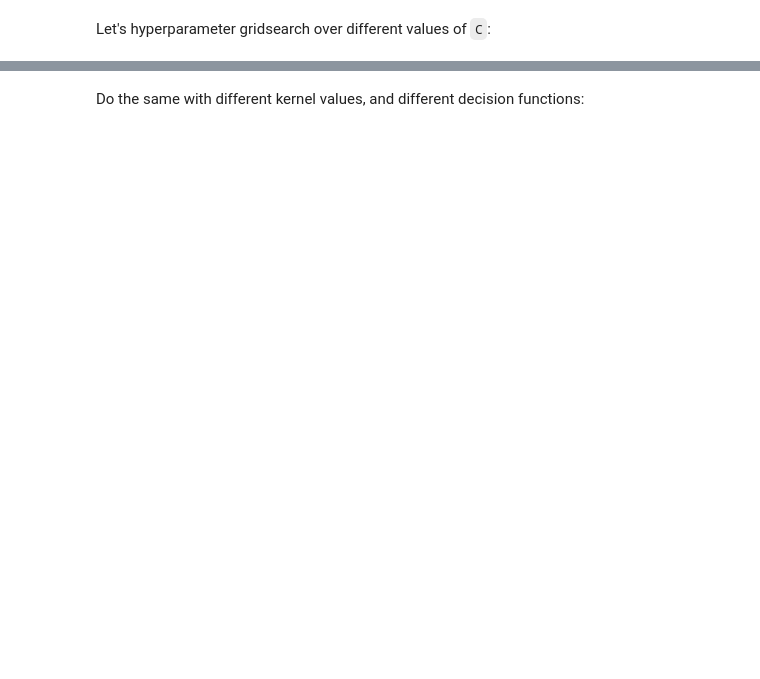
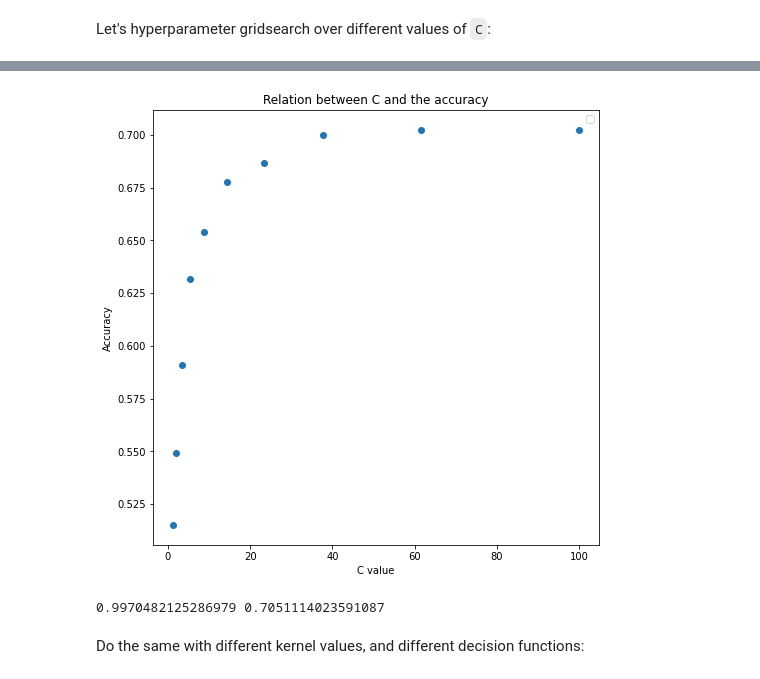
Before and after one commit to hanzopgp/MasterArtificialIntelligencePTs, a Jupyter notebook: S3/RDFIA/TME/TME1/1_c_SVM.ipynb, the cells around one changed output, grey strips where cells are left out. Drawn from its saved outputs; the diff is of its cells as text; code cells hidden in the pictures; blank space fills up the shorter version.

```diff
--- a/S3/RDFIA/TME/TME1/1_c_SVM.ipynb
+++ b/S3/RDFIA/TME/TME1/1_c_SVM.ipynb
@@ -32,2 +61,4 @@ Split the dataset into a train & test set:
+# %%
+X_train, X_test, y_train, y_test = train_test_split(X, y, train_size=0.85)
 # %% [markdown]
 Then a validation set from the train set:
@@ -35,0 +65,8 @@ Then a validation set from the train set:
+# %%
+skf = StratifiedKFold(n_splits=5)
+for train, valid in skf.split(X_train, y_train):
+  X_train = X[train]
+  y_train = y[train]
+  X_valid = X[valid]
+  y_valid = y[valid]
+  break
@@ -36,17 +77,19 @@ Then a validation set from the train set:
 # %% [markdown]
 Let's hyperparameter gridsearch over different values of `C`:
 # %%
-C_values = [#TODO]
+C_values = np.logspace(0.1, 2, num=10)
 accuracies = []
 
 for c in C_values:
   print(f'Training SVM with C={c}')
-  #TODO
+
+  clf = SVC(C=c)
 
   # Fit on sub-train set
-  # TODO
+  clf.fit(X_train, y_train)
 
   # Evaluate on val set
-  # TODO
+  acc = clf.score(X_valid, y_valid)
+  accuracies.append(acc)
 
   print(f'--> accuracy = {acc}')
@@ -56,0 +117,10 @@ for c in C_values:
+# %%
+# TODO plot the relation between `c` and the accuracy
+plt.figure(figsize=(8,8))
+plt.scatter(C_values, accuracies)
+plt.xlabel("C value")
+plt.ylabel("Accuracy")
+plt.legend(loc='upper right')
+plt.title("Relation between C and the accuracy")
+plt.show()
+# %% [output]
@@ -57,2 +128,12 @@ for c in C_values:
+[figure, added]
+# %%
+clf = SVC(C=57)
+clf.fit(X_train, y_train)
+acc1 = clf.score(X_train, y_train)
+acc2 = clf.score(X_valid, y_valid)
+
+print(acc1, acc2)
+# %% [output]
+0.9970482125286979 0.7051114023591087
 # %% [markdown]
 Do the same with different kernel values, and different decision functions:
```
Also changed, not shown: parts of 16 cells of this notebook, 1 other file.
